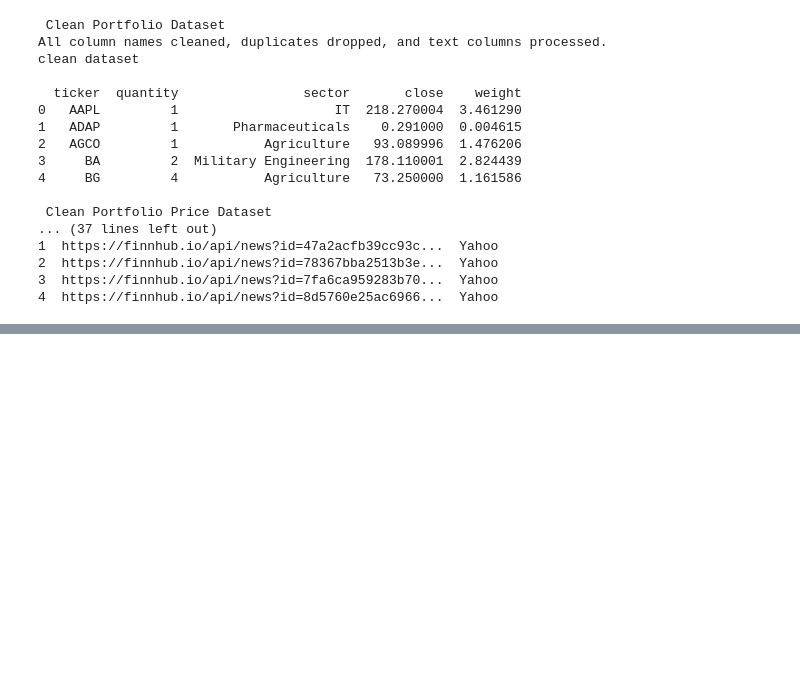
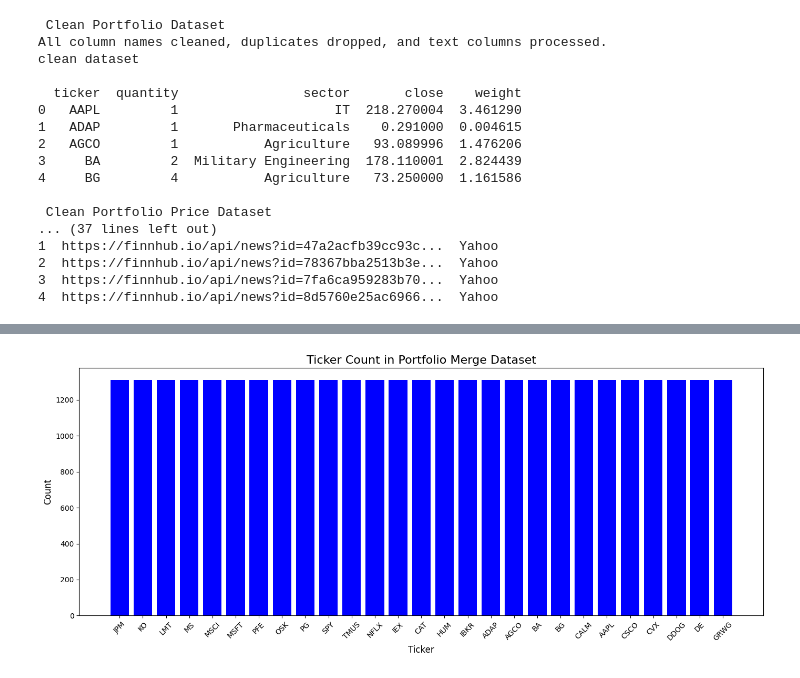
Before and after one commit to samyak-anand/Stock-Portfolio-Performance-and-News-Correlation-Analysis, a Jupyter notebook: Dags/Stock_Portfolio.ipynb, the cells around one changed output, grey strips where cells are left out. Cells and saved outputs as stored; diff of their text form; code cells hidden in the pictures; blank space fills up the shorter version.

```diff
--- a/Dags/Stock_Portfolio.ipynb
+++ b/Dags/Stock_Portfolio.ipynb
@@ -202,0 +308,22 @@ news_data_clean
+# %%
+import matplotlib.pyplot as plt
+
+# Count the frequency of each ticker
+ticker_count = portfolio_merge['ticker'].value_counts().reset_index()
+ticker_count.columns = ['ticker', 'count']
+
+# Create the bar plot
+plt.figure(figsize=(14, 6))
+plt.bar(ticker_count['ticker'], ticker_count['count'], color='blue')
+
+# Add titles and labels
+plt.title("Ticker Count in Portfolio Merge Dataset", fontsize=16)
+plt.xlabel("Ticker", fontsize=12)
+plt.ylabel("Count", fontsize=12)
+plt.xticks(rotation=45)
+plt.tight_layout()
+
+# Show the plot
+plt.show()
+# %% [output]
+[figure, added]
```
Also changed, not shown: parts of 17 cells of this notebook, 5 other files.
